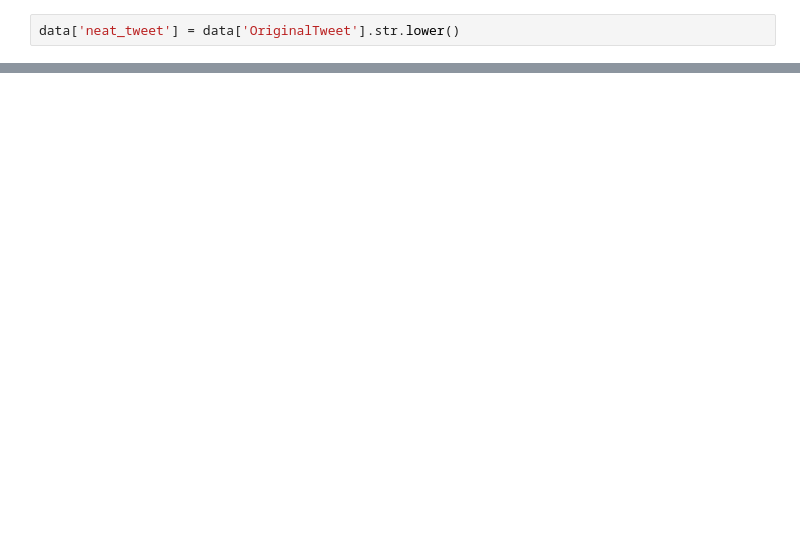
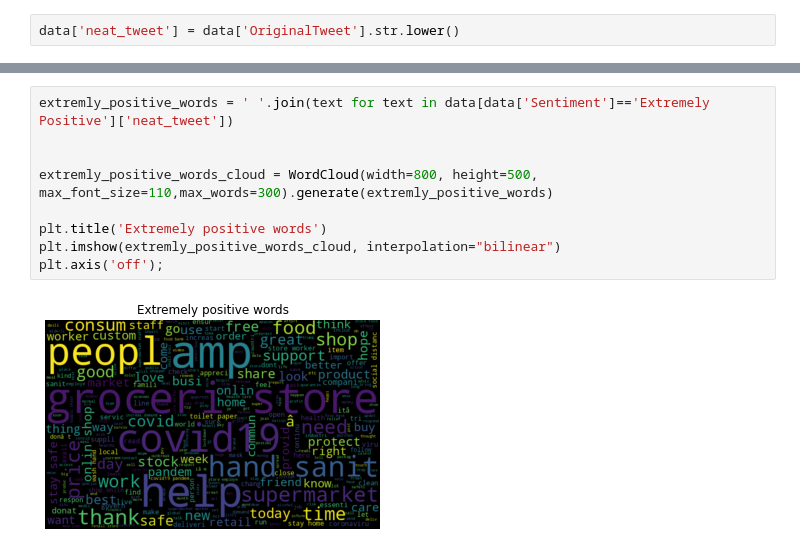
Before and after one commit to itsmesudhanshu/Cardiovascular-risk-prediction, a Jupyter notebook: Coronavirus_Tweet_Sentiment_Analysis.ipynb, the cells around one changed output, grey strips where cells are left out. Saved outputs shown, nothing was run; the diff lists cells and outputs as text; blank space fills up the shorter version.

```diff
--- a/Coronavirus_Tweet_Sentiment_Analysis.ipynb
+++ b/Coronavirus_Tweet_Sentiment_Analysis.ipynb
@@ -384,0 +502,11 @@ data.loc[:,['OriginalTweet','neat_tweet']].sample(10)
+# %%
+extremly_positive_words = ' '.join(text for text in data[data['Sentiment']=='Extremely Positive']['neat_tweet'])
+
+
+extremly_positive_words_cloud = WordCloud(width=800, height=500, max_font_size=110,max_words=300).generate(extremly_positive_words)
+
+plt.title('Extremely positive words')
+plt.imshow(extremly_positive_words_cloud, interpolation="bilinear")
+plt.axis('off');
+# %% [output]
+[figure, added]
```
Also changed, not shown: parts of 66 cells of this notebook.
